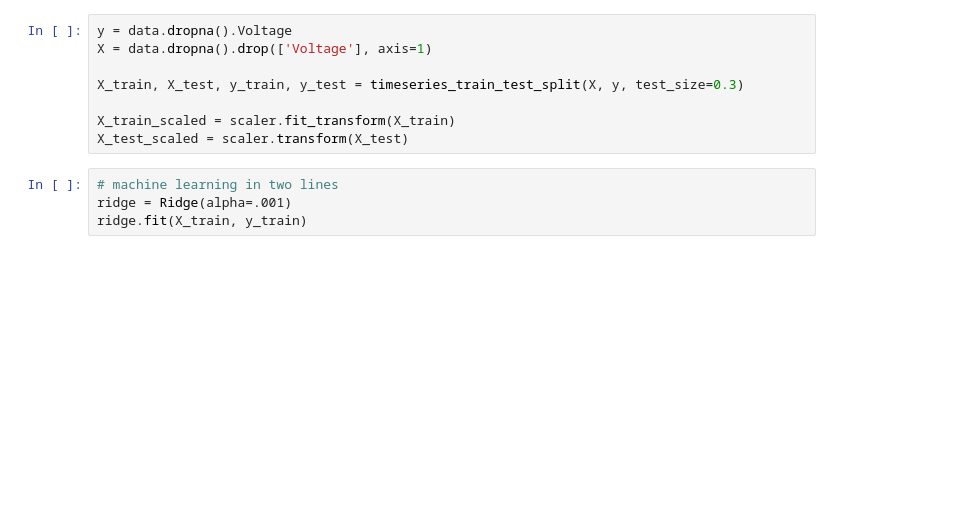
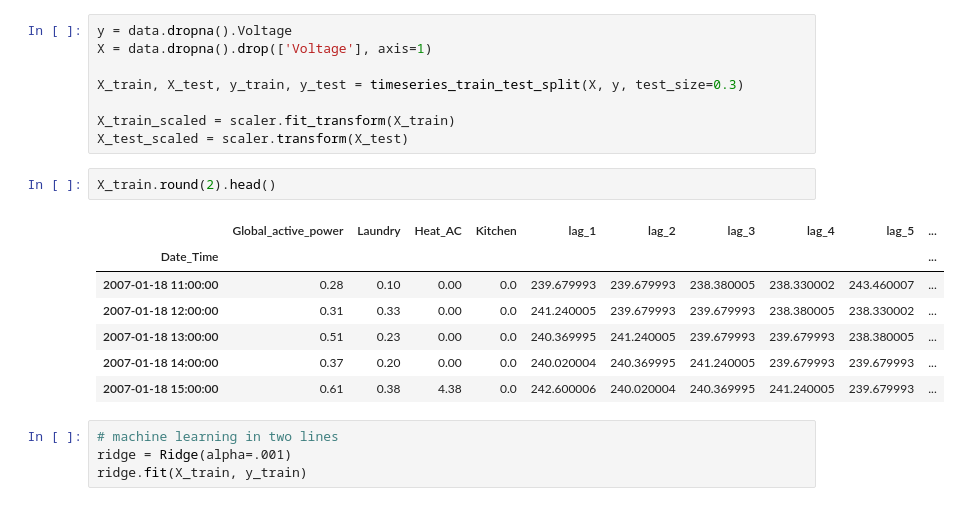
Before and after one commit to collinprather/IoT-Time-Series-Forecasting, a Jupyter notebook: IoT_ML.ipynb, the cells around one changed output. Drawn from its saved outputs; the diff is of its cells as text; blank space fills up the shorter version.

```diff
--- a/IoT_ML.ipynb
+++ b/IoT_ML.ipynb
@@ -278,6 +278,16 @@ X_train, X_test, y_train, y_test = timeseries_train_test_split(X, y, test_size=0
 
 X_train_scaled = scaler.fit_transform(X_train)
 X_test_scaled = scaler.transform(X_test)
+# %%
+X_train.round(2).head()
+# %% [output]
+|  | Global_active_power | Laundry | Heat_AC | Kitchen | lag_1 | lag_2 | lag_3 | lag_4 | lag_5 | ... |
+| Date_Time |  |  |  |  |  |  |  |  |  | ... |
+| 2007-01-18 11:00:00 | 0.28 | 0.10 | 0.00 | 0.0 | 239.679993 | 239.679993 | 238.380005 | 238.330002 | 243.460007 | ... |
+| 2007-01-18 12:00:00 | 0.31 | 0.33 | 0.00 | 0.0 | 241.240005 | 239.679993 | 239.679993 | 238.380005 | 238.330002 | ... |
+| 2007-01-18 13:00:00 | 0.51 | 0.23 | 0.00 | 0.0 | 240.369995 | 241.240005 | 239.679993 | 239.679993 | 238.380005 | ... |
+| 2007-01-18 14:00:00 | 0.37 | 0.20 | 0.00 | 0.0 | 240.020004 | 240.369995 | 241.240005 | 239.679993 | 239.679993 | ... |
+| 2007-01-18 15:00:00 | 0.61 | 0.38 | 4.38 | 0.0 | 242.600006 | 240.020004 | 240.369995 | 241.240005 | 239.679993 | ... |
 # %%
 # machine learning in two lines
 ridge = Ridge(alpha=.001)
```
Also changed, not shown: 3 other files.
